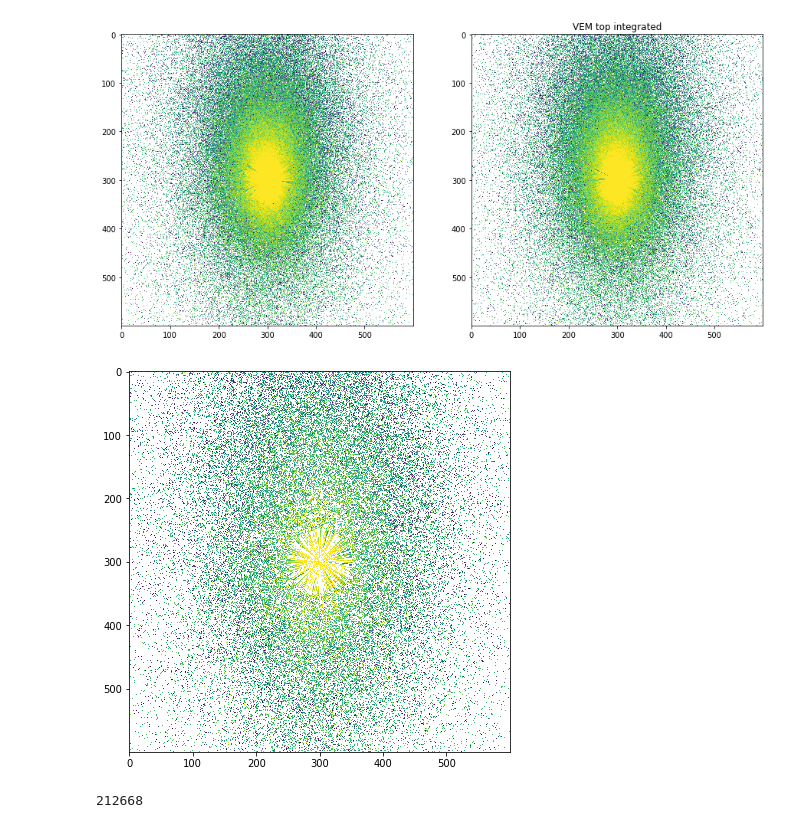
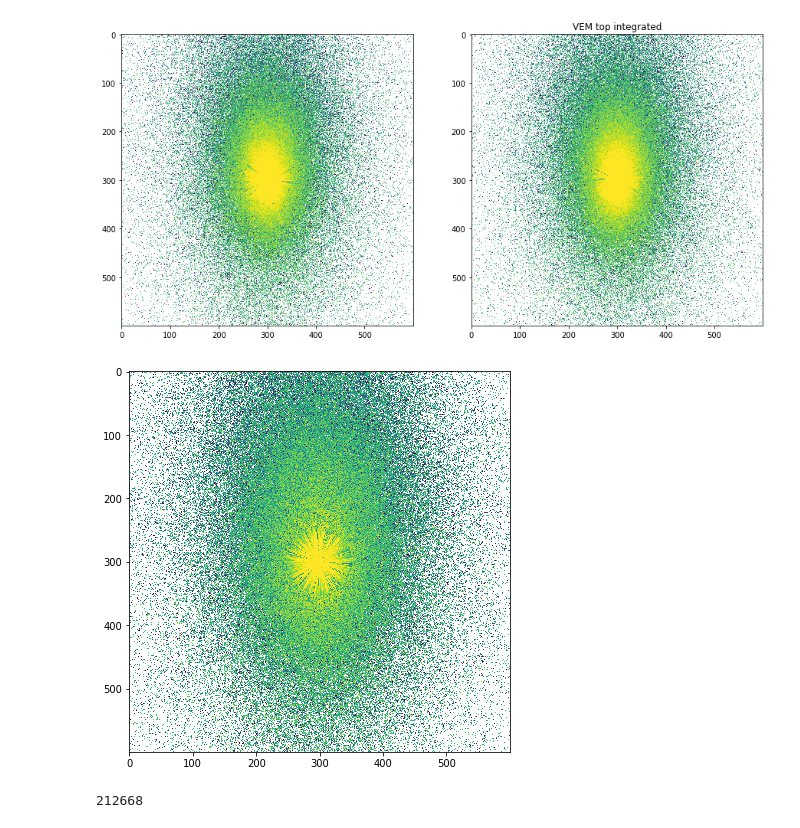
Before and after one commit to nj-vs-vh/tasdmc, a Jupyter notebook: test_corsika2geant/analysis.ipynb, the cells around one changed output. Cells and saved outputs as stored; diff of their text form; code cells hidden in the pictures.

```diff
--- a/test_corsika2geant/analysis.ipynb
+++ b/test_corsika2geant/analysis.ipynb
@@ -83,10 +83,10 @@ plt.show()
 [figure]
 # %%
 fig, ax = plt.subplots(figsize=(7, 7))
-plot_vem_integrated(ax, vem_old - vem_new)
+plot_vem_integrated(ax, np.abs(vem_old - vem_new))
 plt.show()
 # %% [output]
-[figure, old version]
+[figure, new version]
 # %%
 len(vem_new[vem_new > 0])
 # %% [output]
```
Also changed, not shown: 1 other file.
